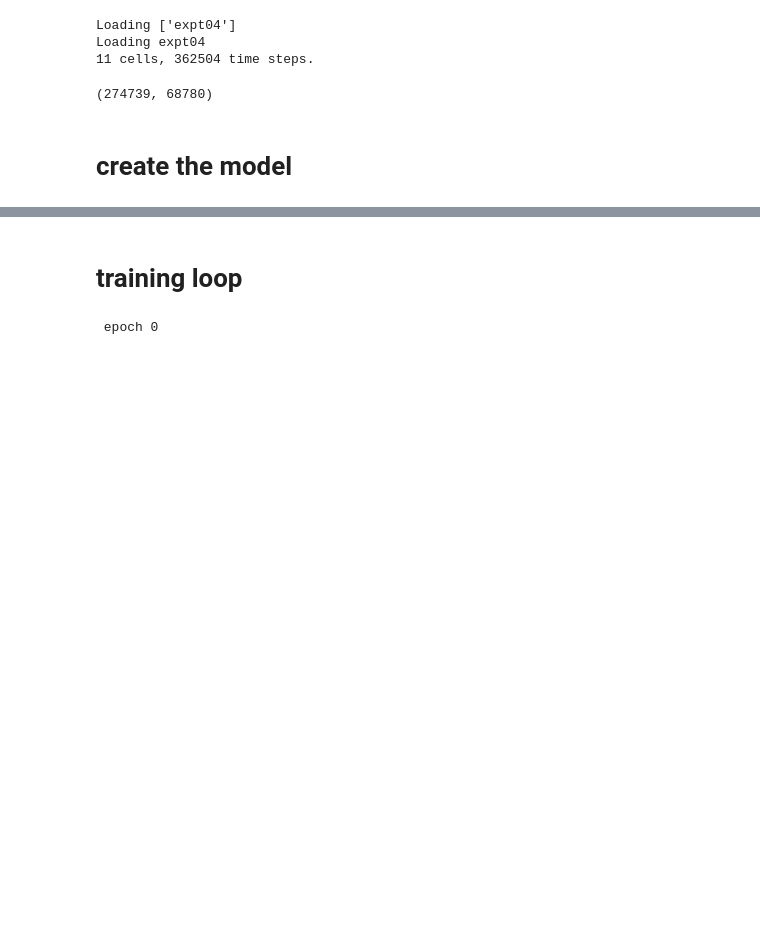
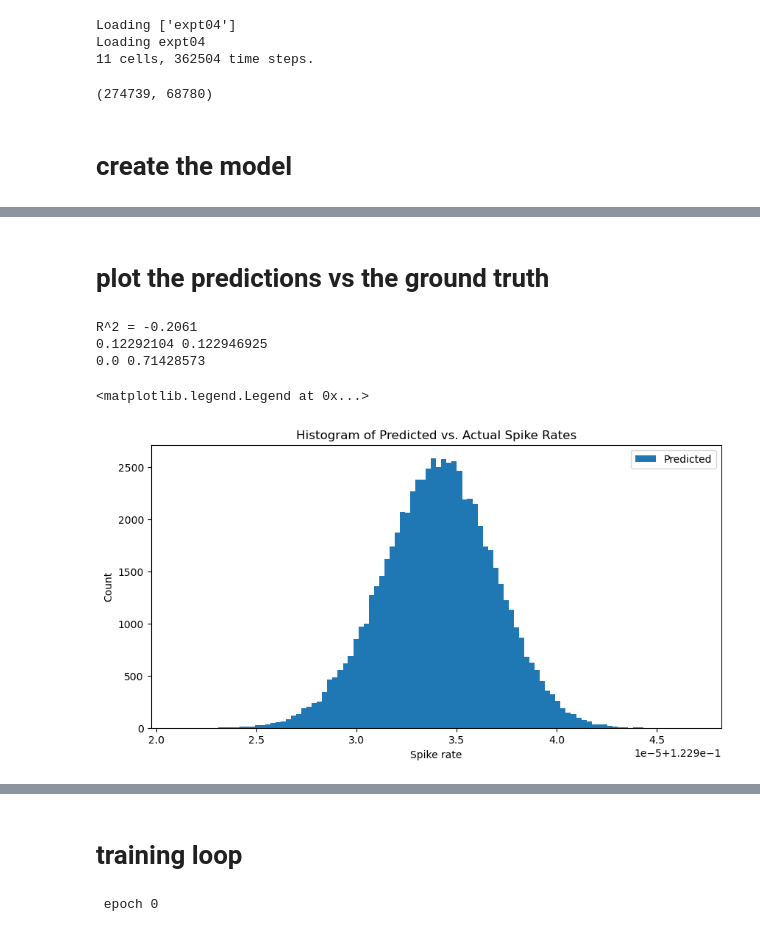
Before and after one commit to NeuroTheoryUMD/mattjac, a Jupyter notebook: v1/ntransformer.ipynb, the cells around one changed output, grey strips where cells are left out. Drawn from its saved outputs; the diff is of its cells as text; code cells hidden in the pictures; blank space fills up the shorter version.

```diff
--- a/v1/ntransformer.ipynb
+++ b/v1/ntransformer.ipynb
@@ -103,0 +225,6 @@ Loading expt04
+# %%
+stim = dataset[:10]['stim']
+stim = stim.to(device)
+model = model.to(device)
+
+model(stim).shape
@@ -103,0 +233,5 @@ Loading expt04
+# %%
+max_spike_rate = 0
+for idx in dataset.train_inds:
+    max_spike_rate = max(max_spike_rate, dataset[idx]['robs'].max().item())
+print(max_spike_rate)
@@ -103,0 +327,53 @@ Loading expt04
+# %% [markdown]
+# plot the predictions vs the ground truth
+# %%
+import matplotlib.pyplot as plt
+import numpy as np
+from sklearn.metrics import r2_score
+
+# Get all validation data
+val_data = torch.utils.data.Subset(dataset, dataset.val_inds)
+val_loader = torch.utils.data.DataLoader(val_data, batch_size=2000, shuffle=False)
+
+# Get predictions and ground truth values
+robs_preds = []
+robs_trues = []
+model.eval()
+with torch.no_grad():
+    for batch in val_loader:
+        stim = batch['stim'].to(device)
+        robs_true = batch['robs'].cpu().numpy()
+        # divide the spike rate by the max spike rate
+        robs_true = robs_true / max_spike_rate
+
+        robs_pred = model(stim).cpu().numpy()
+        # multiply the spike rate by the max spike rate
+        #robs_pred = robs_pred * max_spike_rate
+
+        robs_preds.extend(robs_pred)
+        robs_trues.extend(robs_true)
+
+# Calculate R^2 value
+r2 = r2_score(robs_true, robs_pred)
+print(f'R^2 = {r2:.4f}')
+
+robs_trues = np.array(robs_trues)
+robs_preds = np.array(robs_preds)
+
+print(np.min(robs_preds[:,1]), np.max(robs_preds[:,1]))
+print(np.min(robs_trues[:,1]), np.max(robs_trues[:,1]))
+
+# plot a histogram of the predictions
+plt.figure(figsize=(10, 5))
+plt.hist(robs_preds[:,1], bins=100, label='Predicted')
+#plt.hist(robs_trues[:,1], bins=100, label='Actual')
+plt.xlabel('Spike rate')
+plt.ylabel('Count')
+plt.title('Histogram of Predicted vs. Actual Spike Rates')
+plt.legend()
+# %% [output]
+R^2 = -0.2061
+0.12292104 0.122946925
+0.0 0.71428573
+<matplotlib.legend.Legend at 0x...>
+[figure, added]
```
Also changed, not shown: parts of 10 cells of this notebook.
